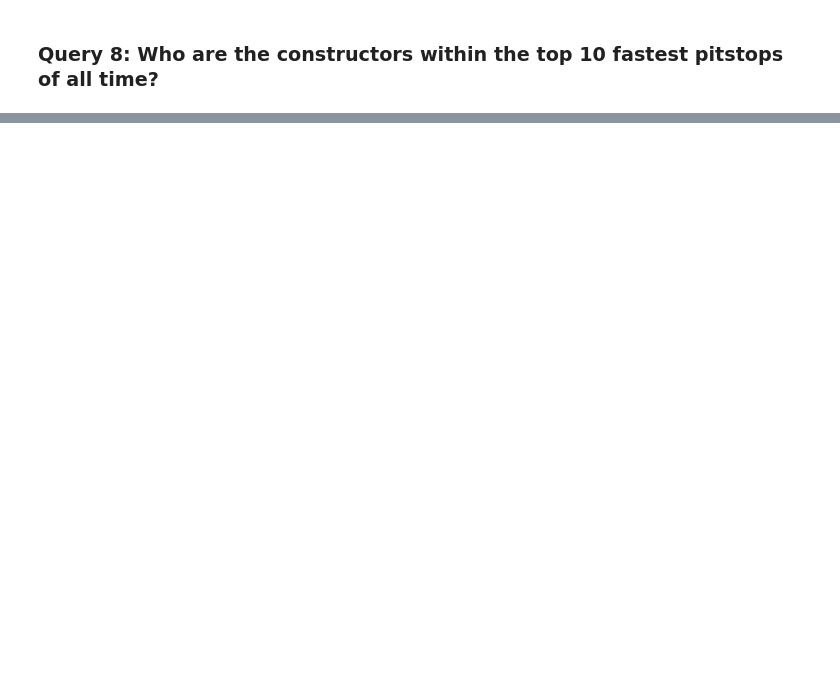
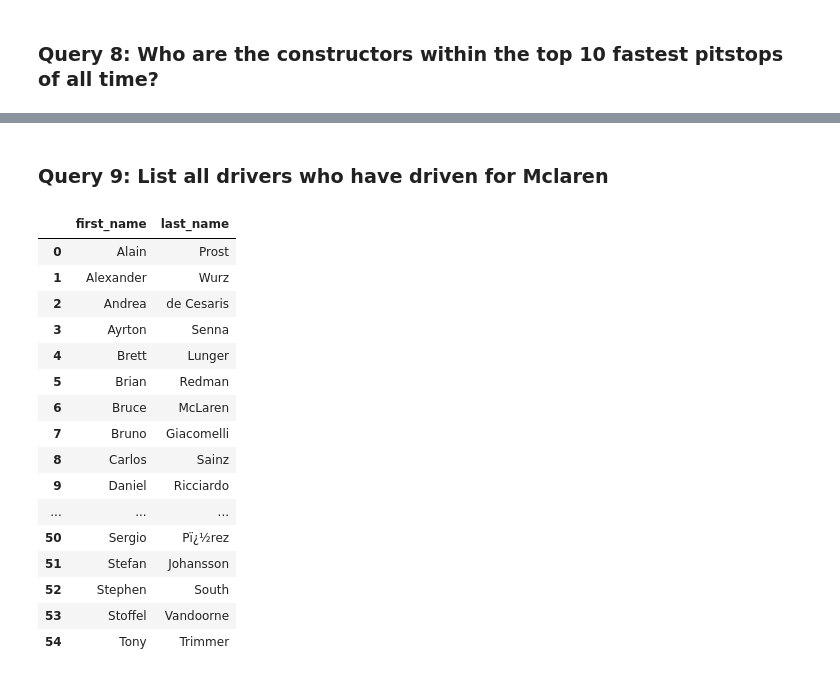
Before and after one commit to reyandrea/DBMS2, a Jupyter notebook: proj.ipynb, the cells around one changed output, grey strips where cells are left out. Saved outputs shown, nothing was run; the diff lists cells and outputs as text; code cells hidden in the pictures; blank space fills up the shorter version.

```diff
--- a/proj.ipynb
+++ b/proj.ipynb
@@ -401,0 +558,34 @@ display(fastest_pit_stop.style)
+# %% [markdown]
+### Query 9: List all drivers who have driven for Mclaren
+# %%
+
+all_drivers_mclaren = psql.read_sql(""" SELECT DISTINCT
+    d.first_name,
+    d.last_name
+FROM driver d
+JOIN result r ON d.driver_id = r.driver_id
+JOIN constructor c ON r.constructor_id = c.constructor_id
+WHERE c.name = 'McLaren';
+
+
+
+                                      """, engine)
+display(all_drivers_mclaren.style)
+# %% [output]
+|  | first_name | last_name |
+| 0 | Alain | Prost |
+| 1 | Alexander | Wurz |
+| 2 | Andrea | de Cesaris |
+| 3 | Ayrton | Senna |
+| 4 | Brett | Lunger |
+| 5 | Brian | Redman |
+| 6 | Bruce | McLaren |
+| 7 | Bruno | Giacomelli |
+| 8 | Carlos | Sainz |
+| 9 | Daniel | Ricciardo |
+| ... | ... | ... |
+| 50 | Sergio | Pï¿½rez |
+| 51 | Stefan | Johansson |
+| 52 | Stephen | South |
+| 53 | Stoffel | Vandoorne |
+| 54 | Tony | Trimmer |
```
Also changed, not shown: parts of 19 cells of this notebook.
